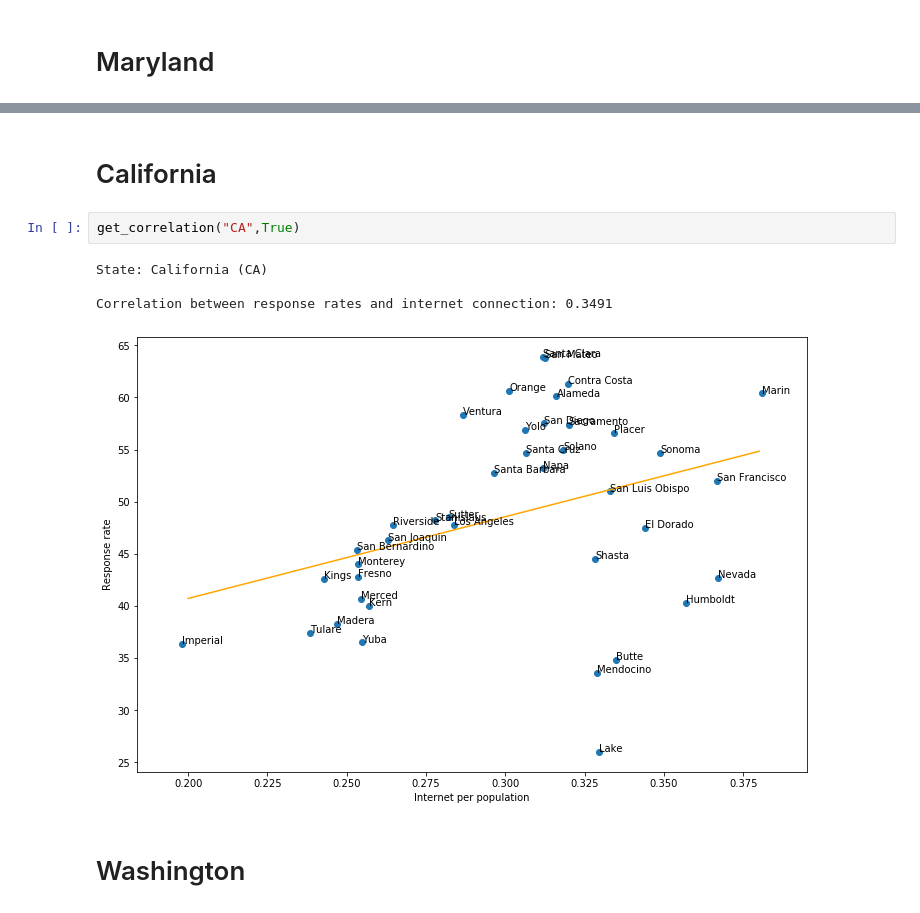
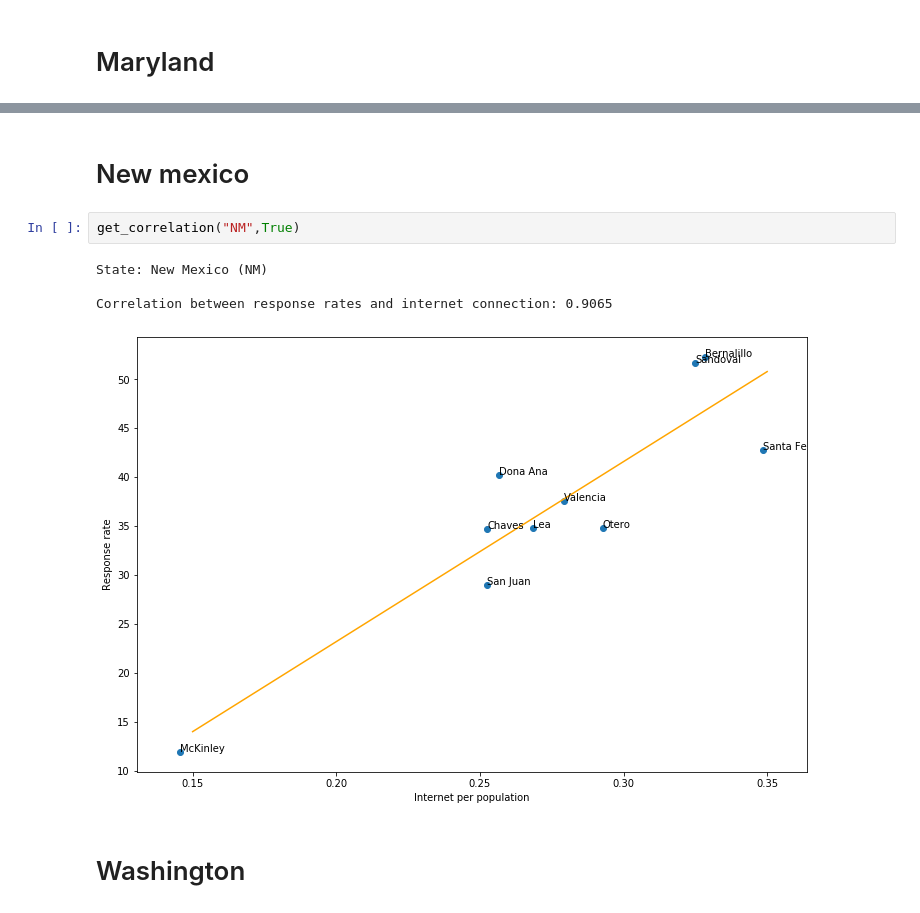
Before and after one commit to Bernacho/NewsCounts-InternetConnection, a Jupyter notebook: broadband_and_responseRates.ipynb, the cells around one changed output, grey strips where cells are left out. Drawn from its saved outputs; the diff is of its cells as text.

```diff
--- a/broadband_and_responseRates.ipynb
+++ b/broadband_and_responseRates.ipynb
@@ -151,13 +151,13 @@ Correlation between response rates and internet connection: 0.7003
 [figure]
-# %% [markdown]
-# California
+# %% [markdown]
+# New mexico
 # %%
-get_correlation("CA",True)
+get_correlation("NM",True)
 # %% [output]
-State: California (CA)
+State: New Mexico (NM)
 
-Correlation between response rates and internet connection: 0.3491
+Correlation between response rates and internet connection: 0.9065
-[figure, old version]
+[figure, new version]
 # %% [markdown]
 # Washington
 # %%
```
Also changed, not shown: parts of 7 cells of this notebook.
